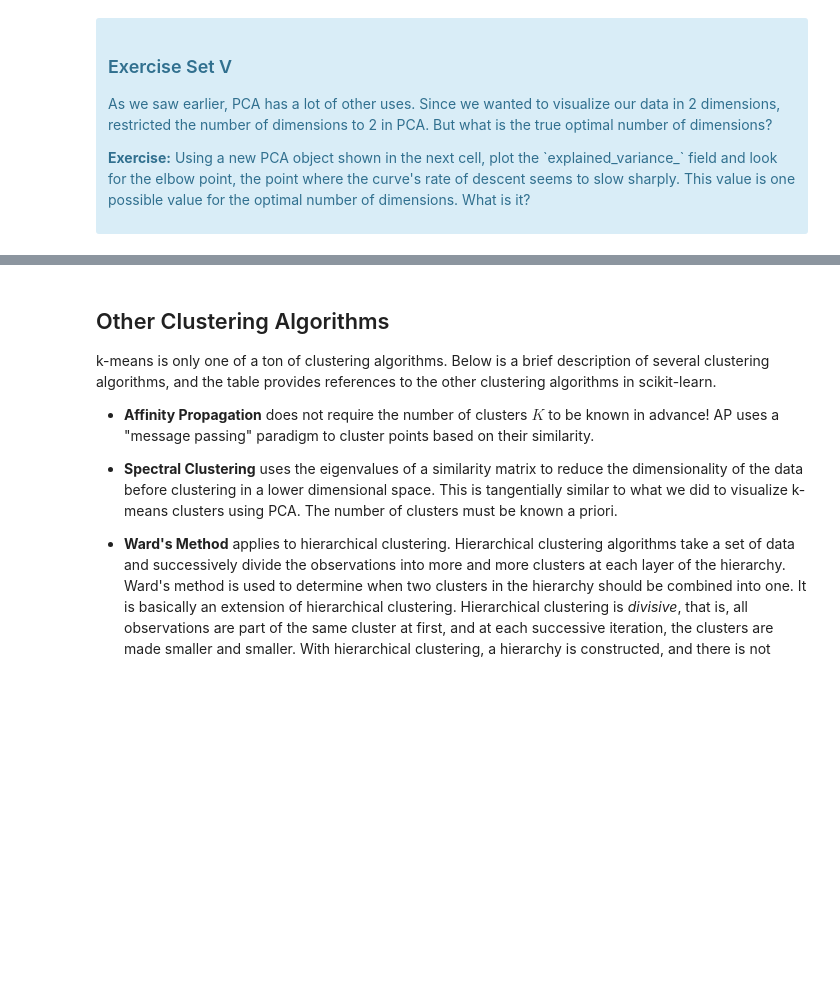
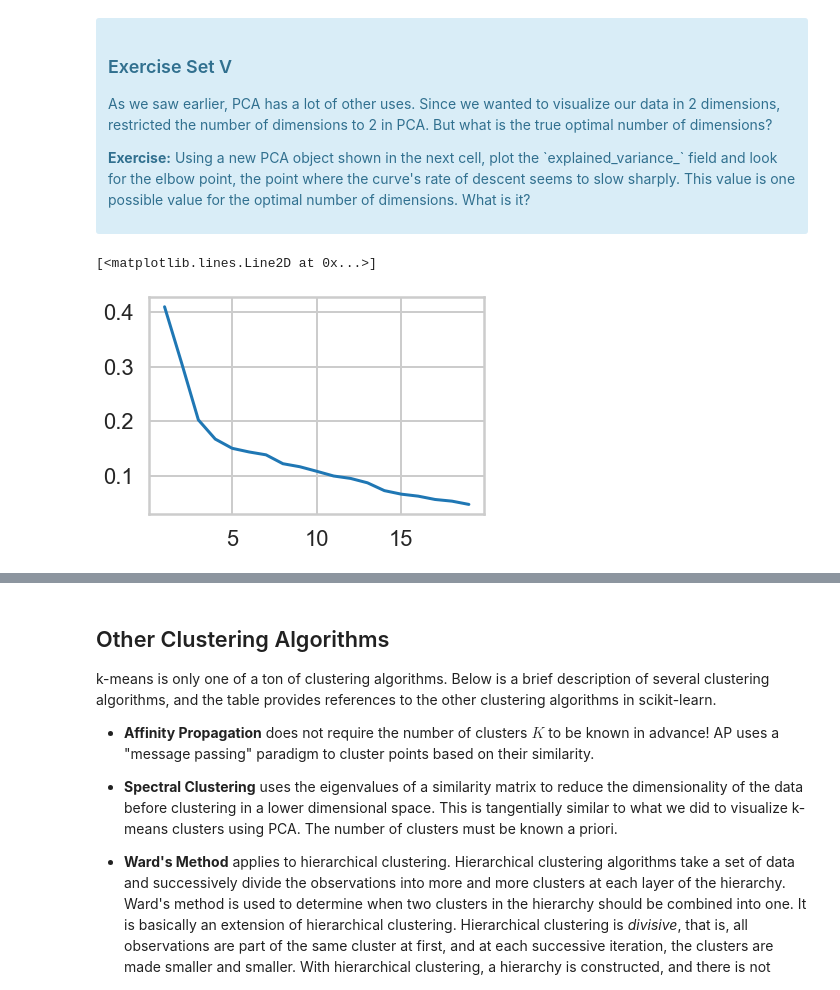
Before and after one commit to sarioz/Springboard, a Jupyter notebook: Mini-Projects/16_2.6-clustering/Mini_Project_Clustering.ipynb, the cells around one changed output, grey strips where cells are left out. Cells and saved outputs as stored; diff of their text form; code cells hidden in the pictures; blank space fills up the shorter version.

```diff
--- a/Mini-Projects/16_2.6-clustering/Mini_Project_Clustering.ipynb
+++ b/Mini-Projects/16_2.6-clustering/Mini_Project_Clustering.ipynb
@@ -361,3 +460,7 @@ This is only one use of PCA for dimension reduction. We can also use PCA when we
 </div>
 # %%
 #your turn
+# %%
+from sklearn.decomposition import PCA
+pca = PCA(n_components=2)
+pca.fit(x_cols)
@@ -371,11 +531,3 @@ What we've done is we've taken those columns of 0/1 indicator variables, and we'
 
 <p><b>Exercise:</b> Using a new PCA object shown in the next cell, plot the `explained_variance_` field and look for the elbow point, the point where the curve's rate of descent seems to slow sharply. This value is one possible value for the optimal number of dimensions. What is it?</p>
 </div>
-# %%
-#your turn
-# Initialize a new PCA model with a default number of components.
-import sklearn.decomposition
-pca = sklearn.decomposition.PCA()
-pca.fit(X)
-
-# Do the rest on your own :)
@@ -381,0 +536,16 @@ pca.fit(X)
+# %%
+xs = []
+ys = []
+ys2 = []
+for n_components in range(1, 20):
+    pca = sklearn.decomposition.PCA(n_components=n_components)
+    xs.append(n_components)
+    pca.fit(X)
+    ys.append(pca.explained_variance_[-1])
+    ys2.append(sum(pca.explained_variance_))
+# %%
+# plot of the explained variance by the last component versus the number of components
+plt.plot(xs, ys)
+# %% [output]
+[<matplotlib.lines.Line2D at 0x...>]
+[figure, added]
```
Also changed, not shown: parts of 22 cells of this notebook.
